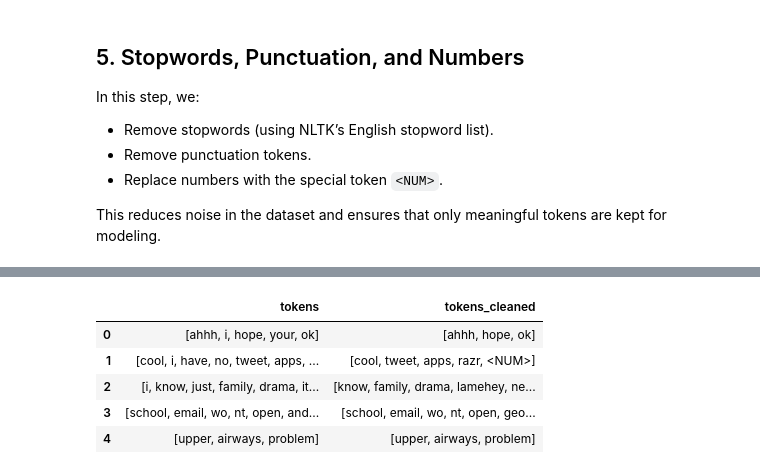
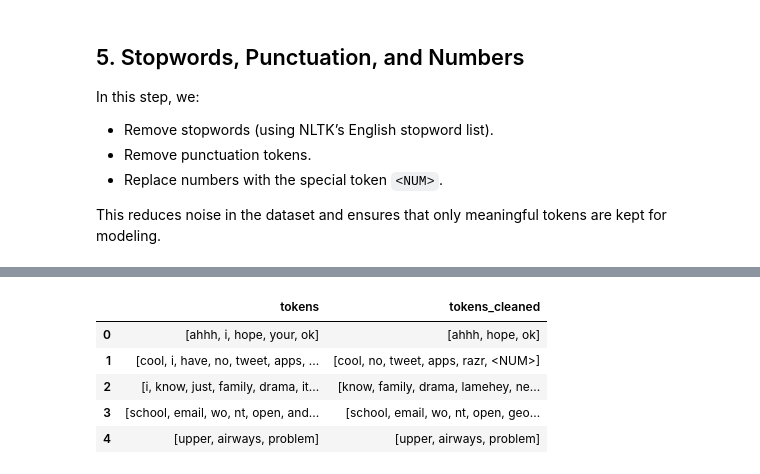
Before and after one commit to MohamedShoaib3/Algorithms_python, a Jupyter notebook: NLP_task.ipynb, the cells around one changed output, grey strips where cells are left out. Cells and saved outputs as stored; diff of their text form; code cells hidden in the pictures.

```diff
--- a/NLP_task.ipynb
+++ b/NLP_task.ipynb
@@ -421,8 +421,11 @@ This reduces noise in the dataset and ensures that only meaningful tokens are ke
 import nltk
 from nltk.corpus import stopwords
 import string
+
 nltk.download("stopwords")
 stop_words = set(stopwords.words("english"))
+
+negations = {"not", "no", "never", "n't", "nothing", "nowhere", "none"}
 
 def clean_tokens(tokens):
     cleaned = []
@@ -435,13 +438,12 @@ def clean_tokens(tokens):
         if token.isdigit():
             cleaned.append("<NUM>")
             continue
-        if token.lower() in stop_words:
+        if token.lower() in stop_words and token.lower() not in negations:
             continue
         cleaned.append(token)
     return cleaned
 
 df["tokens_cleaned"] = df["tokens"].apply(clean_tokens)
-
 df[["tokens", "tokens_cleaned"]].head()
 # %% [output]
 [nltk_data] Downloading package stopwords to /root/nltk_data...
@@ -449,6 +451,6 @@ df[["tokens", "tokens_cleaned"]].head()
 |  | tokens | tokens_cleaned |
 | 0 | [ahhh, i, hope, your, ok] | [ahhh, hope, ok] |
-| 1 | [cool, i, have, no, tweet, apps, ... | [cool, tweet, apps, razr, <NUM>] |
+| 1 | [cool, i, have, no, tweet, apps, ... | [cool, no, tweet, apps, razr, <NUM>] |
 | 2 | [i, know, just, family, drama, it... | [know, family, drama, lamehey, ne... |
 | 3 | [school, email, wo, nt, open, and... | [school, email, wo, nt, open, geo... |
 | 4 | [upper, airways, problem] | [upper, airways, problem] |
```
Also changed, not shown: parts of 17 cells of this notebook.
